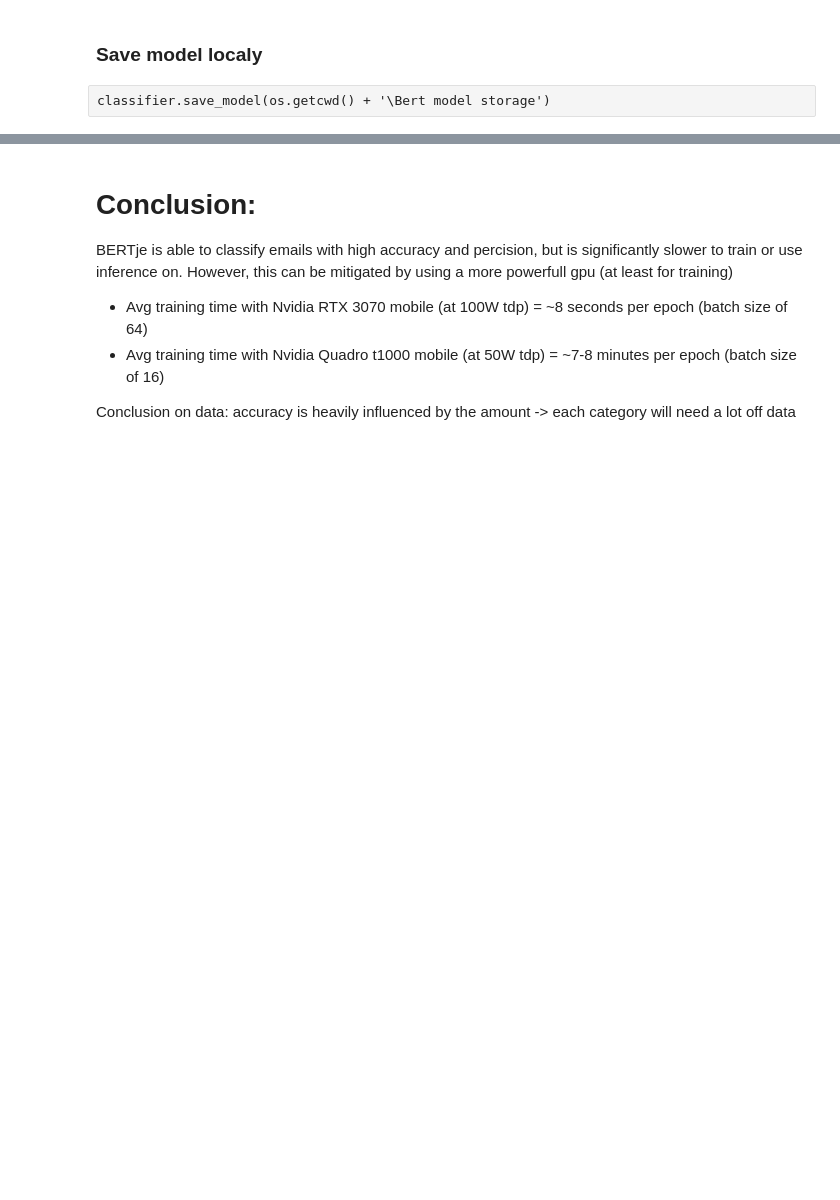
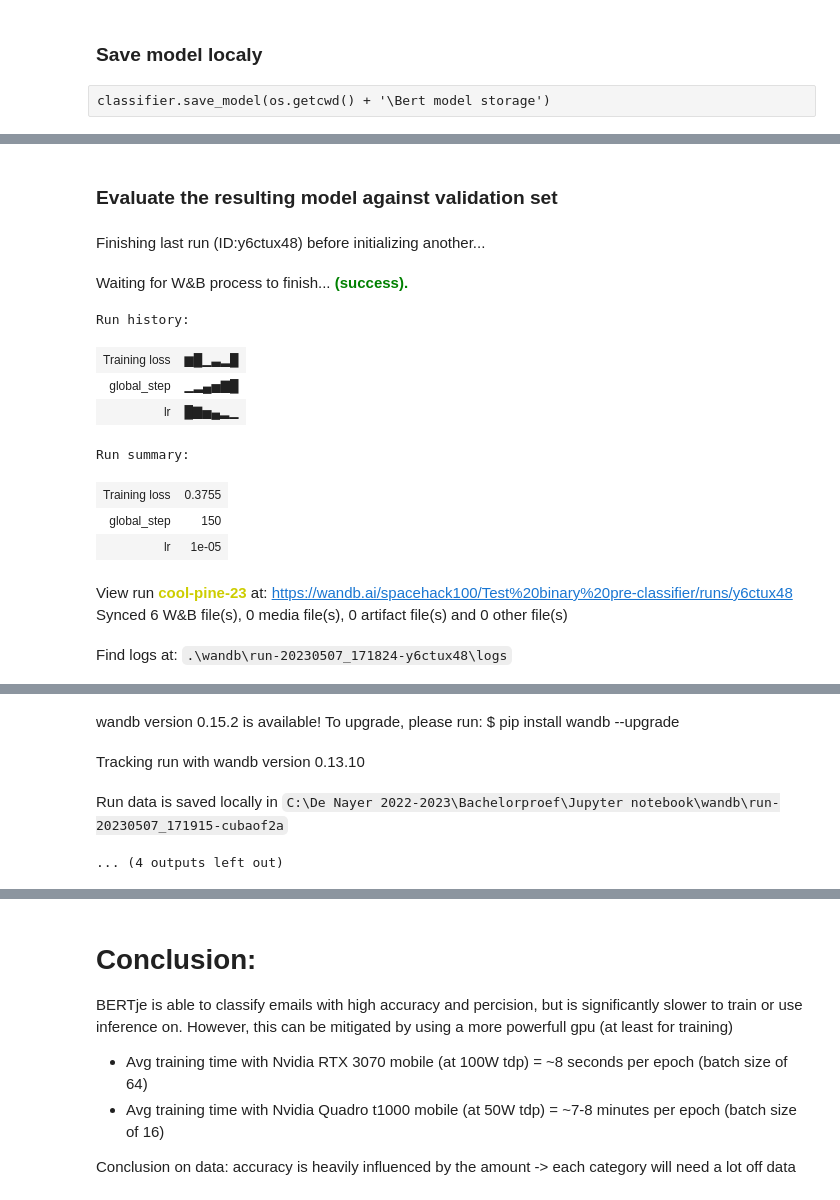
Before and after one commit to Spacehack100/Bachelor_project_code_storage, a Jupyter notebook: BERT classification on emails with binary pre-classifier.ipynb, the cells around one changed output, grey strips where cells are left out. Cells and saved outputs as stored; diff of their text form; code cells hidden in the pictures; blank space fills up the shorter version.

```diff
--- a/BERT classification on emails with binary pre-classifier.ipynb
+++ b/BERT classification on emails with binary pre-classifier.ipynb
@@ -366,0 +381,22 @@ wrong_predictions_df
+# %% [markdown]
+### Evaluate the resulting model against validation set
+# %%
+def f1_multiclass(labels, preds):
+    return f1_score(labels, preds, average='micro')
+
+result, model_outputs, wrong_predictions = multiClassifier.eval_model(secondaryValSet, f1=f1_multiclass, confusionMatrix=confusion_matrix)
+print(result)
+# %% [output]
+Finishing last run (ID:y6ctux48) before initializing another...
+Waiting for W&B process to finish... (success).
+Run history:
+| Training loss | ▆█▁▃▂█ |
+| global_step | ▁▂▄▅▇█ |
+| lr | █▇▅▄▂▁ |
+Run summary:
+| Training loss | 0.3755 |
+| global_step | 150 |
+| lr | 1e-05 |
+View run cool-pine-23 at: https://wandb.ai/spacehack100/Test%20binary%20pre-classifier/runs/y6ctux48
+Synced 6 W&B file(s), 0 media file(s), 0 artifact file(s) and 0 other file(s)
+Find logs at: .\wandb\run-20230507_171824-y6ctux48\logs
@@ -366,0 +404,4 @@ wrong_predictions_df
+wandb version 0.15.2 is available! To upgrade, please run: $ pip install wandb --upgrade
+Tracking run with wandb version 0.13.10
+Run data is saved locally in C:\De Nayer 2022-2023\Bachelorproef\Jupyter notebook\wandb\run-20230507_171915-cubaof2a
+... (4 outputs left out)
```
Also changed, not shown: parts of 32 cells of this notebook, 2 other files.
